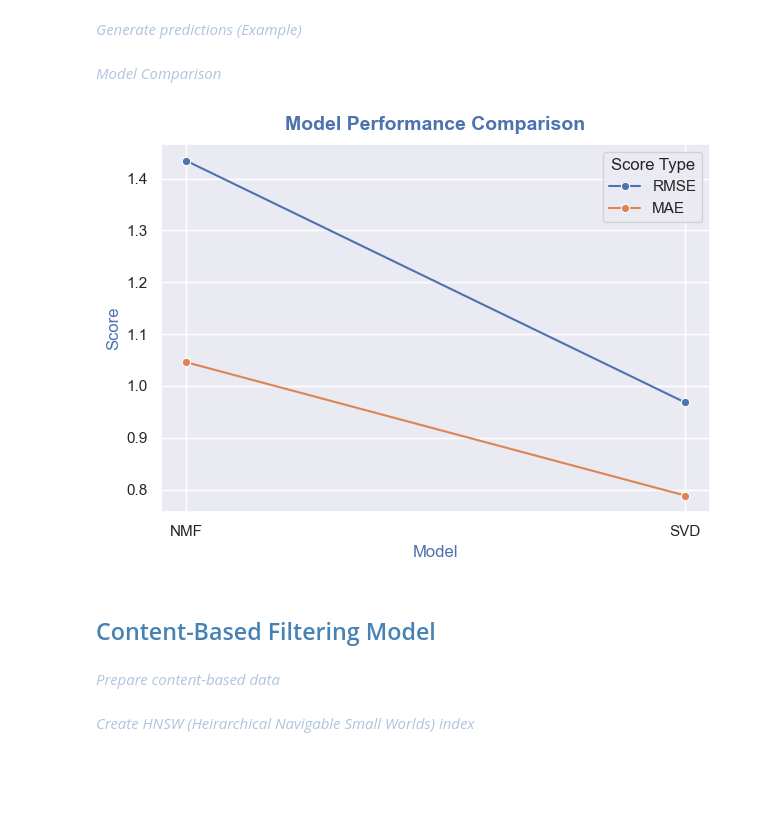
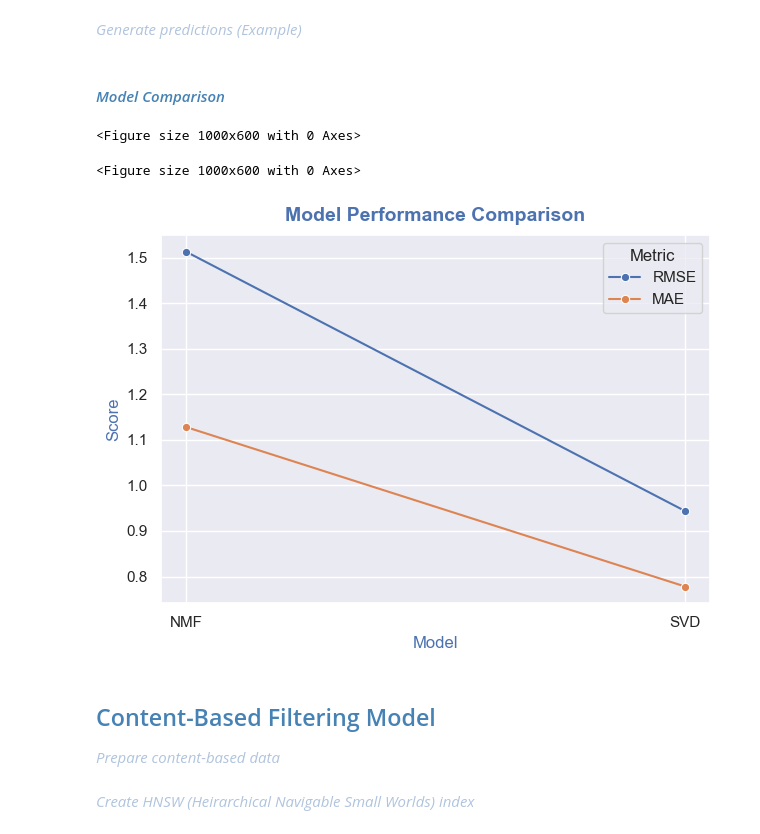
Before and after one commit to xalakbar/xalakbar_Capstone, a Jupyter notebook: bookscout_rs.ipynb, the cells around one changed output. Cells and saved outputs as stored; diff of their text form; code cells hidden in the pictures; blank space fills up the shorter version.

```diff
--- a/bookscout_rs.ipynb
+++ b/bookscout_rs.ipynb
@@ -917,0 +945,3 @@ trainset, testset = train_test_split(data, test_size=.25)
+# %%
+nmf = NMF(n_factors=50, n_epochs=50, random_state=42)
+nmf.fit(trainset)
@@ -917,0 +950,2 @@ trainset, testset = train_test_split(data, test_size=.25)
+# %%
+nmf_predictions = nmf.test(testset)
@@ -917,0 +959,3 @@ trainset, testset = train_test_split(data, test_size=.25)
+# %%
+nmf_rmse = accuracy.rmse(nmf_predictions)
+nmf_mae = accuracy.mae(nmf_predictions)
@@ -978,12 +1052,34 @@ MAE:  0.7861
 # predictions_w_titles = [(book_titles[book], rating) for book, rating in predictions]
 # %%
 # predictions_w_titles
-# %% [markdown]
-<em><span style="color:lightsteelblue"> Model Comparison</span></em>
-# %% [markdown]
-![cf_modelcomparison.png](attachment:cf_modelcomparison.png)
+# %% [markdown]
+#### <em><span style="color:steelblue">Model Comparison</span></em>
+# %%
+results = pd.DataFrame({
+    'Model': ['NMF', 'NMF', 'SVD', 'SVD'],
+    'Metric': ['RMSE', 'MAE', 'RMSE', 'MAE'],
+    'Score': [nmf_rmse, nmf_mae, svd_rmse, svd_mae]
+})
+# %%
+plt.figure(figsize=(10, 6))
+# %% [output]
+<Figure size 1000x600 with 0 Axes>
+<Figure size 1000x600 with 0 Axes>
+# %%
+sns.lineplot(data=results, x='Model', y='Score', hue='Metric', marker='o')
+plt.title('Model Performance Comparison',
+          size=14,
+          fontweight='bold',
+          color='#4c72b0', pad=10)
+plt.ylabel('Score', fontsize=12, c='#4c72b0')
+plt.xlabel('Model', fontsize=12, c='#4c72b0')
+plt.legend(title='Metric')
+plt.tight_layout()
+plt.show()
+# %% [output]
+[figure, added]
 # %% [markdown]
 ## <span style="color:steelblue"> Content-Based Filtering Model</span>
+
+<em><span style="color:lightsteelblue">Prepare content-based data</span></em>
-# %% [markdown]
-<em><span style="color:lightsteelblue">Prepare content-based data</span></em>
 # %%
```
Also changed, not shown: parts of 83 cells of this notebook, 1 other file.
